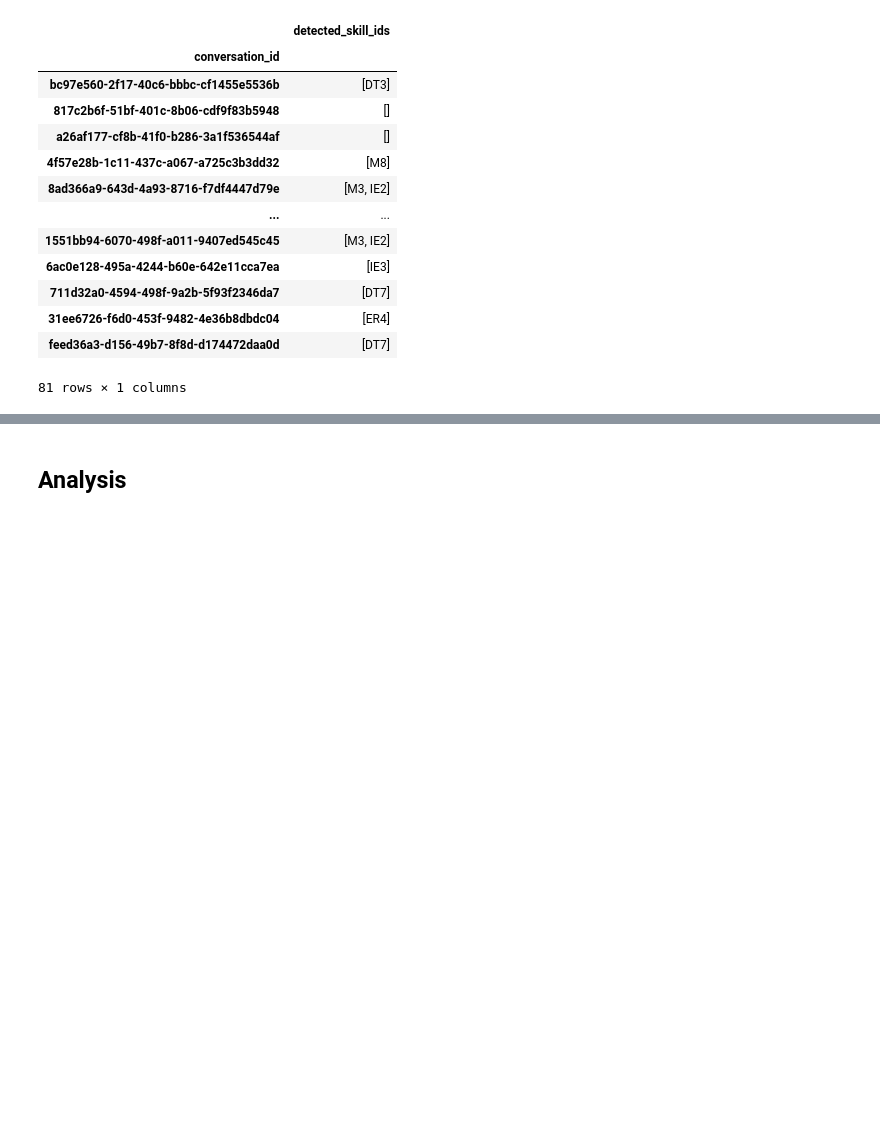
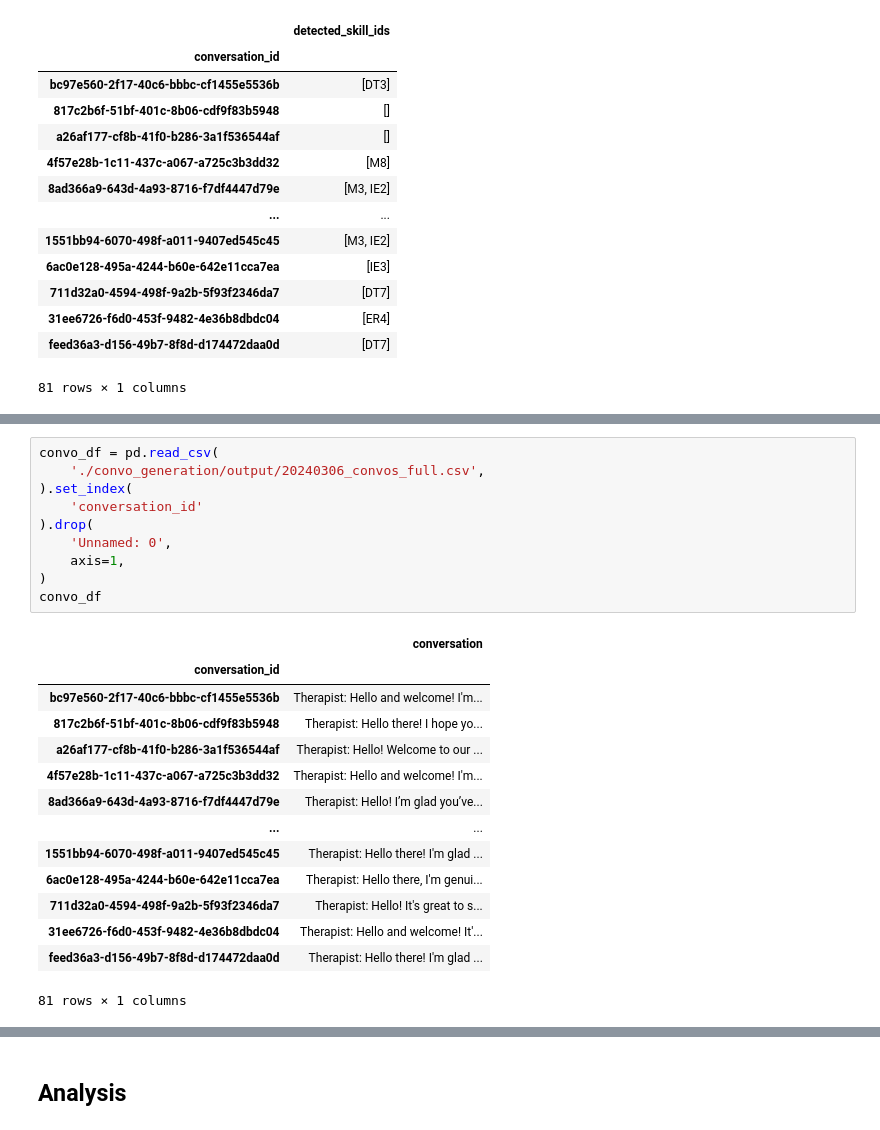
Before and after one commit to hecerinc/dbt-llm, a Jupyter notebook: src/Complete Pipeline.ipynb, the cells around one changed output, grey strips where cells are left out. Drawn from its saved outputs; the diff is of its cells as text; blank space fills up the shorter version.

```diff
--- a/src/Complete Pipeline.ipynb
+++ b/src/Complete Pipeline.ipynb
@@ -189,0 +201,25 @@ prompts_df
+# %%
+convo_df = pd.read_csv(
+    './convo_generation/output/20240306_convos_full.csv',
+).set_index(
+    'conversation_id'
+).drop(
+    'Unnamed: 0',
+    axis=1,
+)
+convo_df
+# %% [output]
+|  | conversation |
+| conversation_id |  |
+| bc97e560-2f17-40c6-bbbc-cf1455e5536b | Therapist: Hello and welcome! I'm... |
+| 817c2b6f-51bf-401c-8b06-cdf9f83b5948 | Therapist: Hello there! I hope yo... |
+| a26af177-cf8b-41f0-b286-3a1f536544af | Therapist: Hello! Welcome to our ... |
+| 4f57e28b-1c11-437c-a067-a725c3b3dd32 | Therapist: Hello and welcome! I'm... |
+| 8ad366a9-643d-4a93-8716-f7df4447d79e | Therapist: Hello! I’m glad you’ve... |
+| ... | ... |
+| 1551bb94-6070-498f-a011-9407ed545c45 | Therapist: Hello there! I'm glad ... |
+| 6ac0e128-495a-4244-b60e-642e11cca7ea | Therapist: Hello there, I'm genui... |
+| 711d32a0-4594-498f-9a2b-5f93f2346da7 | Therapist: Hello! It's great to s... |
+| 31ee6726-f6d0-453f-9482-4e36b8dbdc04 | Therapist: Hello and welcome! It'... |
+| feed36a3-d156-49b7-8f8d-d174472daa0d | Therapist: Hello there! I'm glad ... |
+81 rows × 1 columns
```
Also changed, not shown: parts of 10 cells of this notebook, 2 other files.
